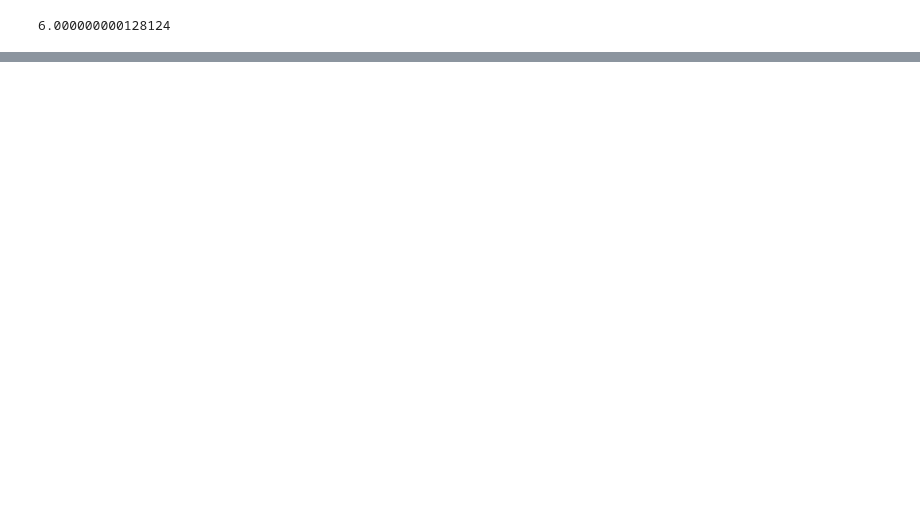
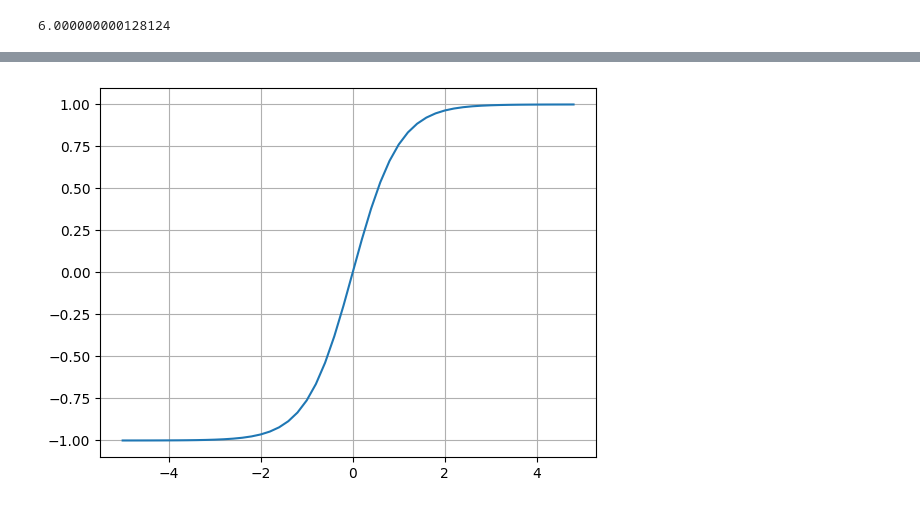
Before and after one commit to peluche/micrograd, a Jupyter notebook: micrograd.ipynb, the cells around one changed output, grey strips where cells are left out. Cells and saved outputs as stored; diff of their text form; code cells hidden in the pictures; blank space fills up the shorter version.

```diff
--- a/micrograd.ipynb
+++ b/micrograd.ipynb
@@ -163,0 +200,5 @@ numerical_derivative_of_a()
+# %%
+plt.plot(np.arange(-5, 5, 0.2), np.tanh(np.arange(-5, 5, 0.2)))
+plt.grid()
+# %% [output]
+[figure, added]
```
Also changed, not shown: parts of 3 cells of this notebook.
